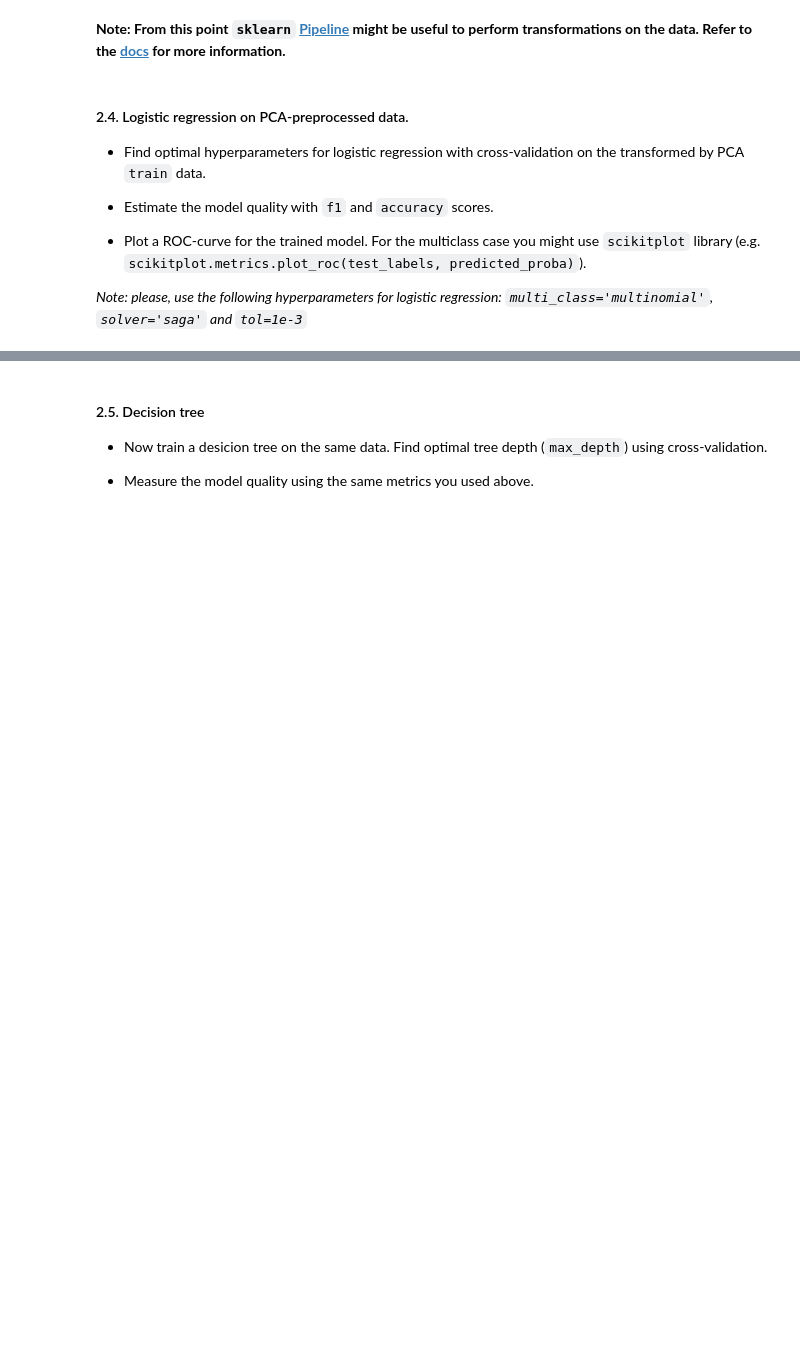
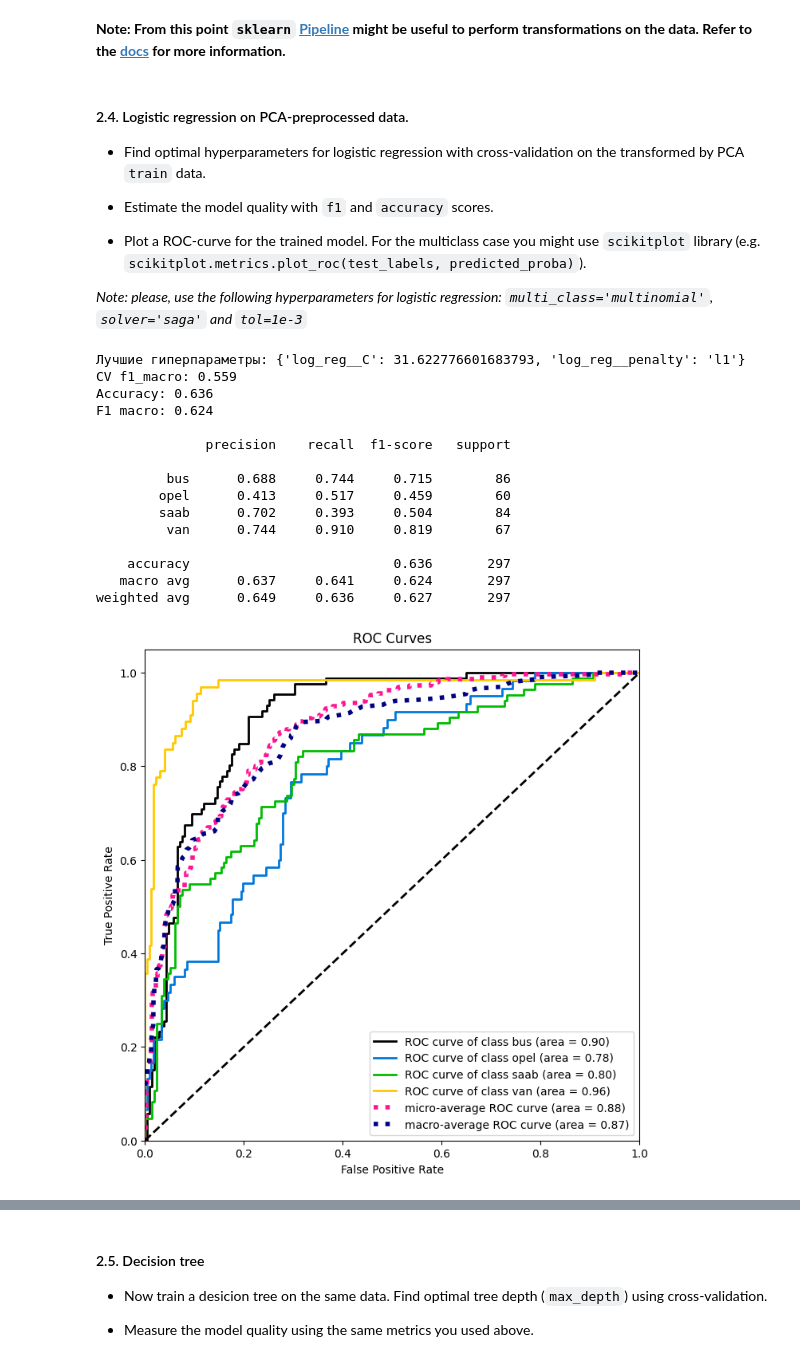
Before and after one commit to izvezdakov/ML, a Jupyter notebook: lab01/lab01_part2_ml_pipeline.ipynb, the cells around one changed output, grey strips where cells are left out. Drawn from its saved outputs; the diff is of its cells as text; code cells hidden in the pictures; blank space fills up the shorter version.

```diff
--- a/lab01/lab01_part2_ml_pipeline.ipynb
+++ b/lab01/lab01_part2_ml_pipeline.ipynb
@@ -284,0 +283,51 @@ X_train_pca: (549, 7) | X_test_pca: (297, 7)
+# %%
+from sklearn.pipeline import Pipeline
+
+# Pipeline обучает scaler и PCA на train-фолде и применяет их к validation,
+# поэтому утечки нет: параметры преобразования не видят тестовых объектов.
+pca_log_reg = Pipeline([
+    ('scaler', StandardScaler()),
+    ('pca', PCA(n_components=N_COMPONENTS)),
+    ('log_reg', LogisticRegression(
+        multi_class='multinomial', solver='saga',
+        tol=1e-3, max_iter=500, random_state=42,
+    )),
+])
+
+param_grid_pca = {
+    'log_reg__penalty': ['l1', 'l2'],
+    'log_reg__C': np.logspace(-3, 3, 5),
+}
+cv_pca = StratifiedKFold(n_splits=4, shuffle=True, random_state=42)
+
+grid_pca = GridSearchCV(pca_log_reg, param_grid_pca, cv=cv_pca, scoring='f1_macro')
+grid_pca.fit(X_train, y_train)
+
+print('Лучшие гиперпараметры:', grid_pca.best_params_)
+print('CV f1_macro: %.3f' % grid_pca.best_score_)
+
+y_pred_pca = grid_pca.predict(X_test)
+print('Accuracy: %.3f' % accuracy_score(y_test, y_pred_pca))
+print('F1 macro: %.3f' % f1_score(y_test, y_pred_pca, average='macro'))
+print()
+print(classification_report(y_test, y_pred_pca, digits=3))
+
+skplt.metrics.plot_roc(y_test, grid_pca.predict_proba(X_test), figsize=(8, 8))
+plt.show()
+# %% [output]
+Лучшие гиперпараметры: {'log_reg__C': 31.622776601683793, 'log_reg__penalty': 'l1'}
+CV f1_macro: 0.559
+Accuracy: 0.636
+F1 macro: 0.624
+
+              precision    recall  f1-score   support
+
+         bus      0.688     0.744     0.715        86
+        opel      0.413     0.517     0.459        60
+        saab      0.702     0.393     0.504        84
+         van      0.744     0.910     0.819        67
+
+    accuracy                          0.636       297
+   macro avg      0.637     0.641     0.624       297
+weighted avg      0.649     0.636     0.627       297
+[figure, added]
```
Also changed, not shown: parts of 26 cells of this notebook.
